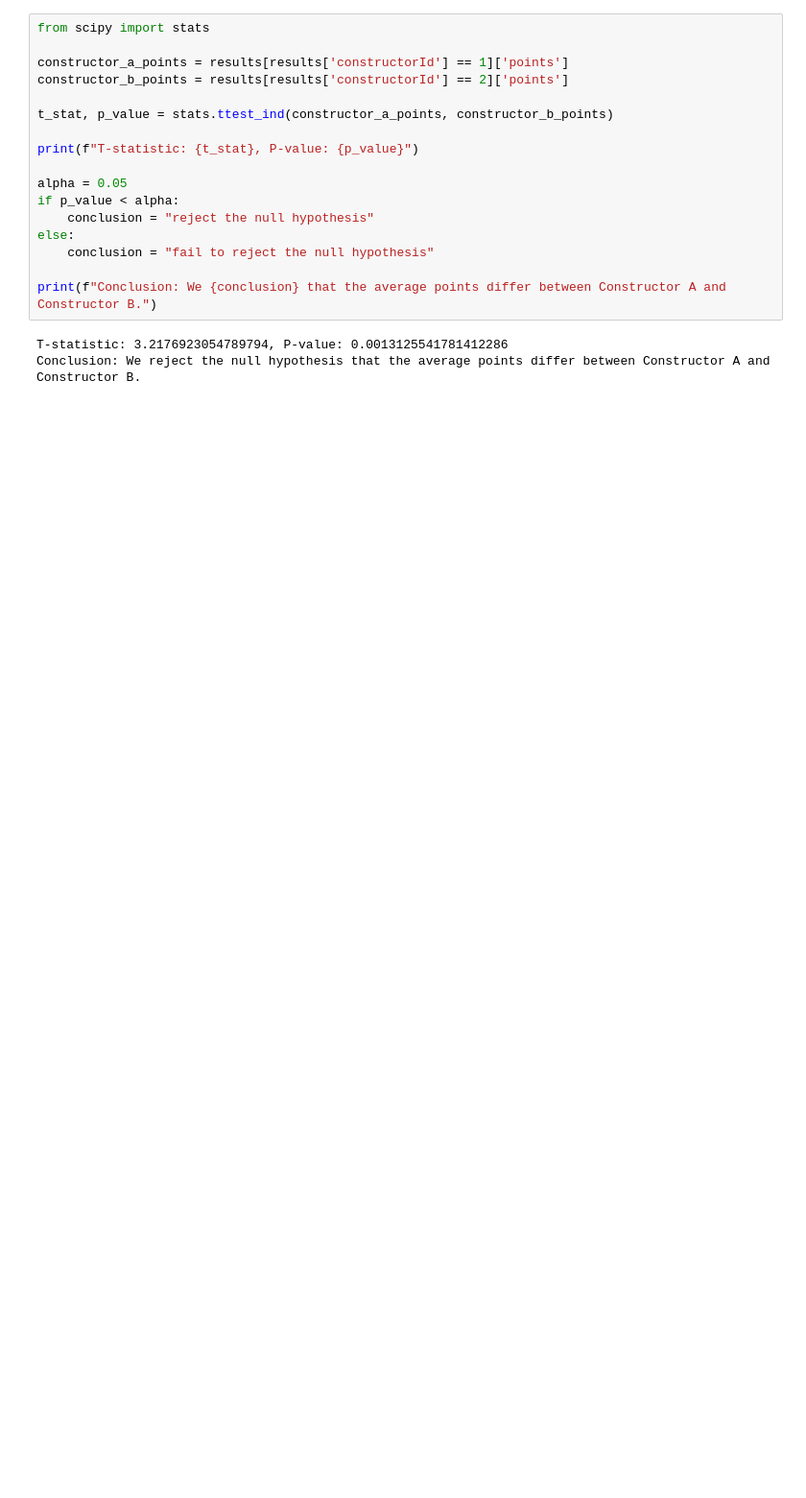
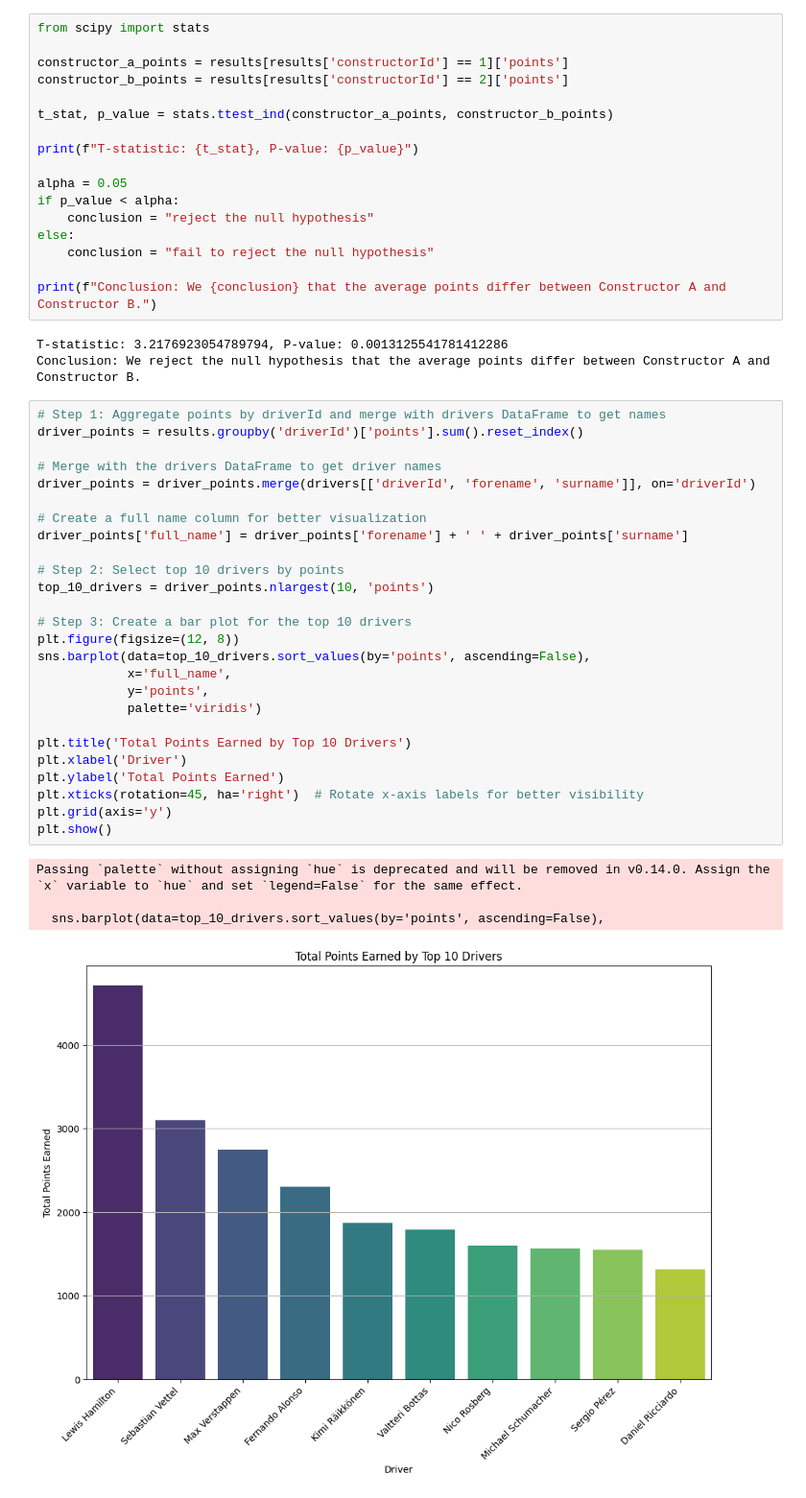
Before and after one commit to DebarshiDey23/CMSC320-FinalProject, a Jupyter notebook: checkpoint2.ipynb, the cells around one changed output. Shown: that part at 96% size. Drawn from its saved outputs; the diff is of its cells as text; blank space fills up the shorter version.

Commit message:
New Graph

```diff
--- a/checkpoint2.ipynb
+++ b/checkpoint2.ipynb
@@ -116,3 +115,34 @@ print(f"Conclusion: We {conclusion} that the average points differ between Const
 # %% [output]
 T-statistic: 3.2176923054789794, P-value: 0.0013125541781412286
 Conclusion: We reject the null hypothesis that the average points differ between Constructor A and Constructor B.
+# %%
+# Step 1: Aggregate points by driverId and merge with drivers DataFrame to get names
+driver_points = results.groupby('driverId')['points'].sum().reset_index()
+
+# Merge with the drivers DataFrame to get driver names
+driver_points = driver_points.merge(drivers[['driverId', 'forename', 'surname']], on='driverId')
+
+# Create a full name column for better visualization
+driver_points['full_name'] = driver_points['forename'] + ' ' + driver_points['surname']
+
+# Step 2: Select top 10 drivers by points
+top_10_drivers = driver_points.nlargest(10, 'points')
+
+# Step 3: Create a bar plot for the top 10 drivers
+plt.figure(figsize=(12, 8))
+sns.barplot(data=top_10_drivers.sort_values(by='points', ascending=False),
+            x='full_name',
+            y='points',
+            palette='viridis')
+
+plt.title('Total Points Earned by Top 10 Drivers')
+plt.xlabel('Driver')
+plt.ylabel('Total Points Earned')
+plt.xticks(rotation=45, ha='right')  # Rotate x-axis labels for better visibility
+plt.grid(axis='y')
+plt.show()
+# %% [output]
+Passing `palette` without assigning `hue` is deprecated and will be removed in v0.14.0. Assign the `x` variable to `hue` and set `legend=False` for the same effect.
+
+  sns.barplot(data=top_10_drivers.sort_values(by='points', ascending=False),
+[figure, added]
```
Also changed, not shown: parts of 1 cell of this notebook.
